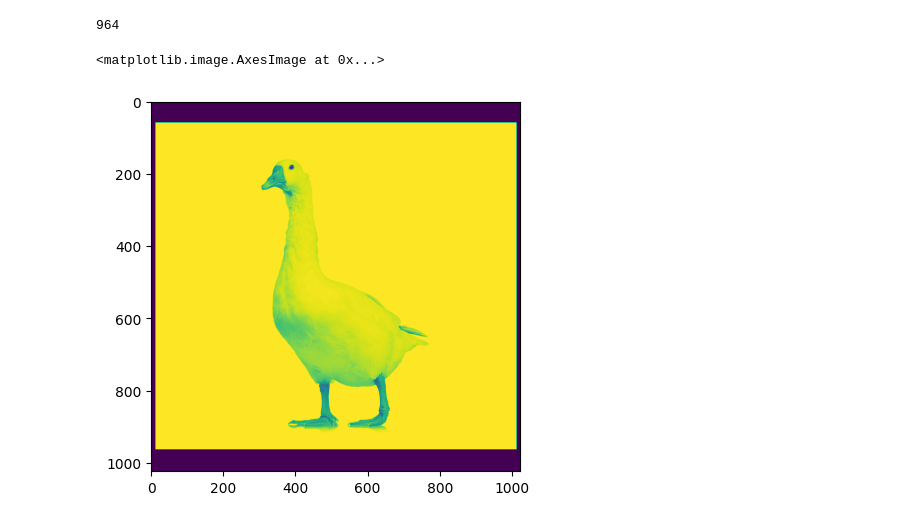
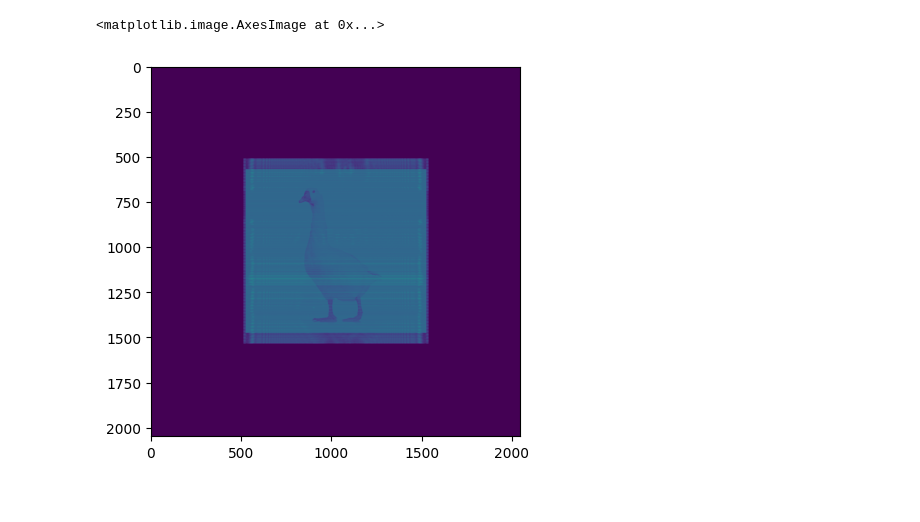
Before and after one commit to rkka02/CGH, a Jupyter notebook: Computer-Generated-Hologram/Python/Fresnel.ipynb, the cells around one changed output. Drawn from its saved outputs; the diff is of its cells as text; code cells hidden in the pictures.

```diff
--- a/Computer-Generated-Hologram/Python/Fresnel.ipynb
+++ b/Computer-Generated-Hologram/Python/Fresnel.ipynb
@@ -5,2 +53,11 @@ import matplotlib.pyplot as plt
+# %%
+def record(g, r):
+    holo = np.square(np.abs(g + r))
+    return holo
+# %%
+def reconstruct(holo, p):
+    holo = holo - np.mean(holo)
+    rec = fresnel(holo * p)
+    return rec
 # %%
 img_path = "/Users/makisbea/Labs/Computer-Generated-Hologram/Images/goose.jpg"
@@ -17,0 +74,8 @@ g.shape
+# %%
+r = plane_wave(g, theta=np.pi/10)
+holo = record(g, r)
+
+p = plane_wave(g, theta=-np.pi/10)
+recon = reconstruct(holo, p)
+
+plt.imshow(np.abs(recon))
@@ -18,16 +85,8 @@ g.shape
 # %%
-def padding(g):
-    M, N = g.shape
-    m = max(M,N)
-    a = int(np.log2(m)+1)
-    A = 2**a
-    t = np.zeros((A,A))
-    print(round(A/2+M/2))
-    t[int(A/2-M/2) : int(A/2+M/2), int(A/2-N/2) : int(A/2+N/2)] = g[:,:]
-    return t
+M, N = g.shape
+t = np.zeros((2*M, 2*N))
+t[int(M/2):int((3*M)/2), int(N/2):int((3*N)/2)] = recon[:,:]
+plt.imshow(np.abs(t))
+# %% [output]
+<matplotlib.image.AxesImage at 0x...>
+[figure, added]
-# %%
-plt.imshow(padding(g))
-# %% [output]
-964
-<matplotlib.image.AxesImage at 0x...>
-[figure, removed]
```
Also changed, not shown: parts of 7 cells of this notebook, 3 other files.
